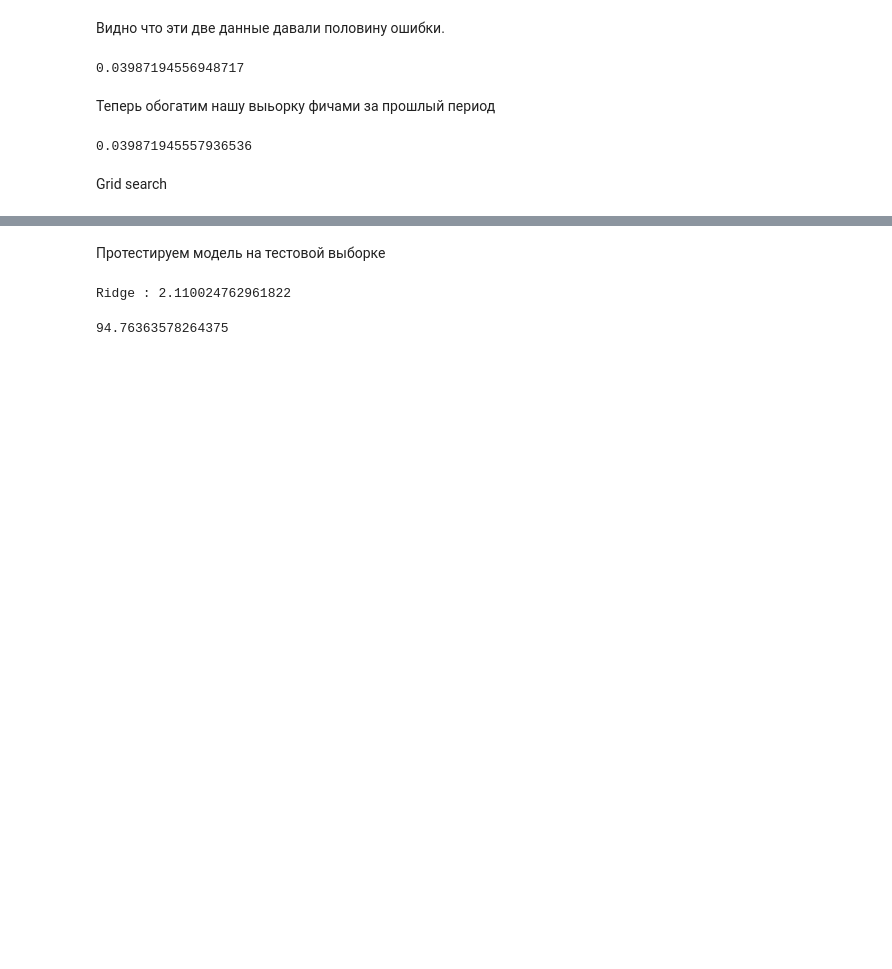
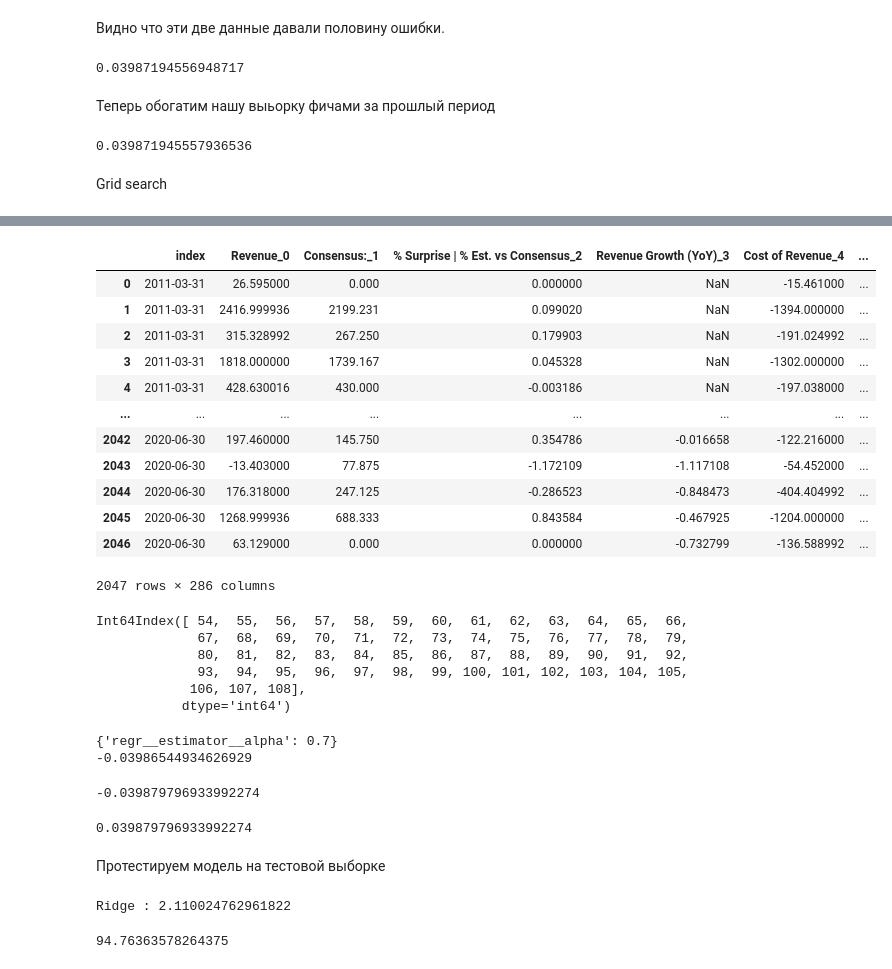
Before and after one commit to igorlaryush/CMF-reporting-forecasting, a Jupyter notebook: notebooks/baseline.ipynb, the cells around one changed output, grey strips where cells are left out. Saved outputs shown, nothing was run; the diff lists cells and outputs as text; code cells hidden in the pictures; blank space fills up the shorter version.

```diff
--- a/notebooks/baseline.ipynb
+++ b/notebooks/baseline.ipynb
@@ -230,3 +224,73 @@ score, best_a
+# %%
+df.reset_index()
+# %% [output]
+|  | index | Revenue_0 | Consensus:_1 | % Surprise | % Est. vs Consensus_2 | Revenue Growth (YoY)_3 | Cost of Revenue_4 | ... |
+| 0 | 2011-03-31 | 26.595000 | 0.000 | 0.000000 | NaN | -15.461000 | ... |
+| 1 | 2011-03-31 | 2416.999936 | 2199.231 | 0.099020 | NaN | -1394.000000 | ... |
+| 2 | 2011-03-31 | 315.328992 | 267.250 | 0.179903 | NaN | -191.024992 | ... |
+| 3 | 2011-03-31 | 1818.000000 | 1739.167 | 0.045328 | NaN | -1302.000000 | ... |
+| 4 | 2011-03-31 | 428.630016 | 430.000 | -0.003186 | NaN | -197.038000 | ... |
+| ... | ... | ... | ... | ... | ... | ... | ... |
+| 2042 | 2020-06-30 | 197.460000 | 145.750 | 0.354786 | -0.016658 | -122.216000 | ... |
+| 2043 | 2020-06-30 | -13.403000 | 77.875 | -1.172109 | -1.117108 | -54.452000 | ... |
+| 2044 | 2020-06-30 | 176.318000 | 247.125 | -0.286523 | -0.848473 | -404.404992 | ... |
+| 2045 | 2020-06-30 | 1268.999936 | 688.333 | 0.843584 | -0.467925 | -1204.000000 | ... |
+| 2046 | 2020-06-30 | 63.129000 | 0.000 | 0.000000 | -0.732799 | -136.588992 | ... |
+2047 rows × 286 columns
+# %%
+df.reset_index()[(df.reset_index()['index'] >= date) & (df.reset_index()[
+    'index'] < date + 1)].index
+# %% [output]
+Int64Index([ 54,  55,  56,  57,  58,  59,  60,  61,  62,  63,  64,  65,  66,
+             67,  68,  69,  70,  71,  72,  73,  74,  75,  76,  77,  78,  79,
+             80,  81,  82,  83,  84,  85,  86,  87,  88,  89,  90,  91,  92,
+             93,  94,  95,  96,  97,  98,  99, 100, 101, 102, 103, 104, 105,
+            106, 107, 108],
+           dtype='int64')
+# %%
+from sklearn.model_selection import GridSearchCV
+
+data_indices = []
+params = {'regr__estimator__alpha': [0.5, 0.6, 0.7, 0.8, 1]}
+
+for date in df.index.unique()[1:-1].values:
+    test_idx = df.reset_index()[(df.reset_index()['index'] >= date) & (df.reset_index()[
+        'index'] < date + 1)].index
+    data_indices.append((df[feature_columns].loc[:date].reset_index(
+        drop=True).index, test_idx))
+
+imp_mean = SimpleImputer(
+    missing_values=np.nan,
+    strategy='constant',
+    fill_value=0,
+)
+
+regr = MultiOutputRegressor(Ridge())
+pipe = Pipeline([('imputer', imp_mean), ('regr', regr)])
+reg = GridSearchCV(pipe, params, cv=data_indices,
+                   scoring='neg_mean_squared_error')
+reg.fit(df[feature_columns].reset_index(drop=True),
+        df[target_columns].reset_index(drop=True))
+print(reg.best_params_)
+print(reg.best_score_)
+# %% [output]
+{'regr__estimator__alpha': 0.7}
+-0.03986544934626929
+# %%
+regr = MultiOutputRegressor(Ridge(alpha=1.2))
+pipe = Pipeline([('imputer', imp_mean), ('regr', regr)])
+
+cross_val_score(pipe, df[feature_columns].reset_index(drop=True),
+                df[target_columns].reset_index(drop=True), cv=data_indices, scoring='neg_mean_squared_error').mean()
+# %% [output]
+-0.039879796933992274
+# %%
+regr = MultiOutputRegressor(Ridge(alpha=1.2))
+pipe = Pipeline([('imputer', imp_mean), ('regr', regr)])
+
+cross_vall_score(pipe)
+# %% [output]
+0.039879796933992274
 # %% [markdown]
 Протестируем модель на тестовой выборке
 # %%
```
Also changed, not shown: parts of 6 cells of this notebook, 1 other file.
